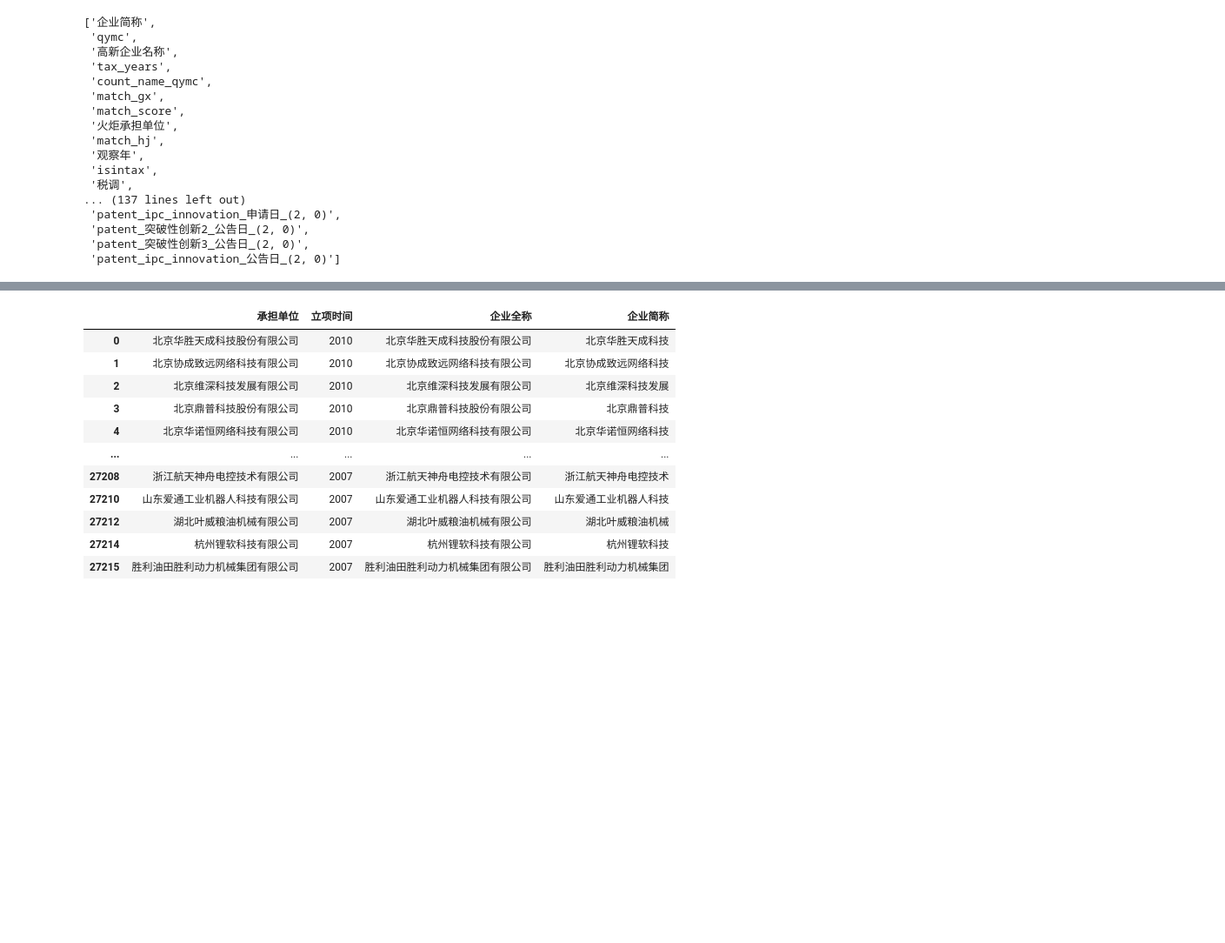
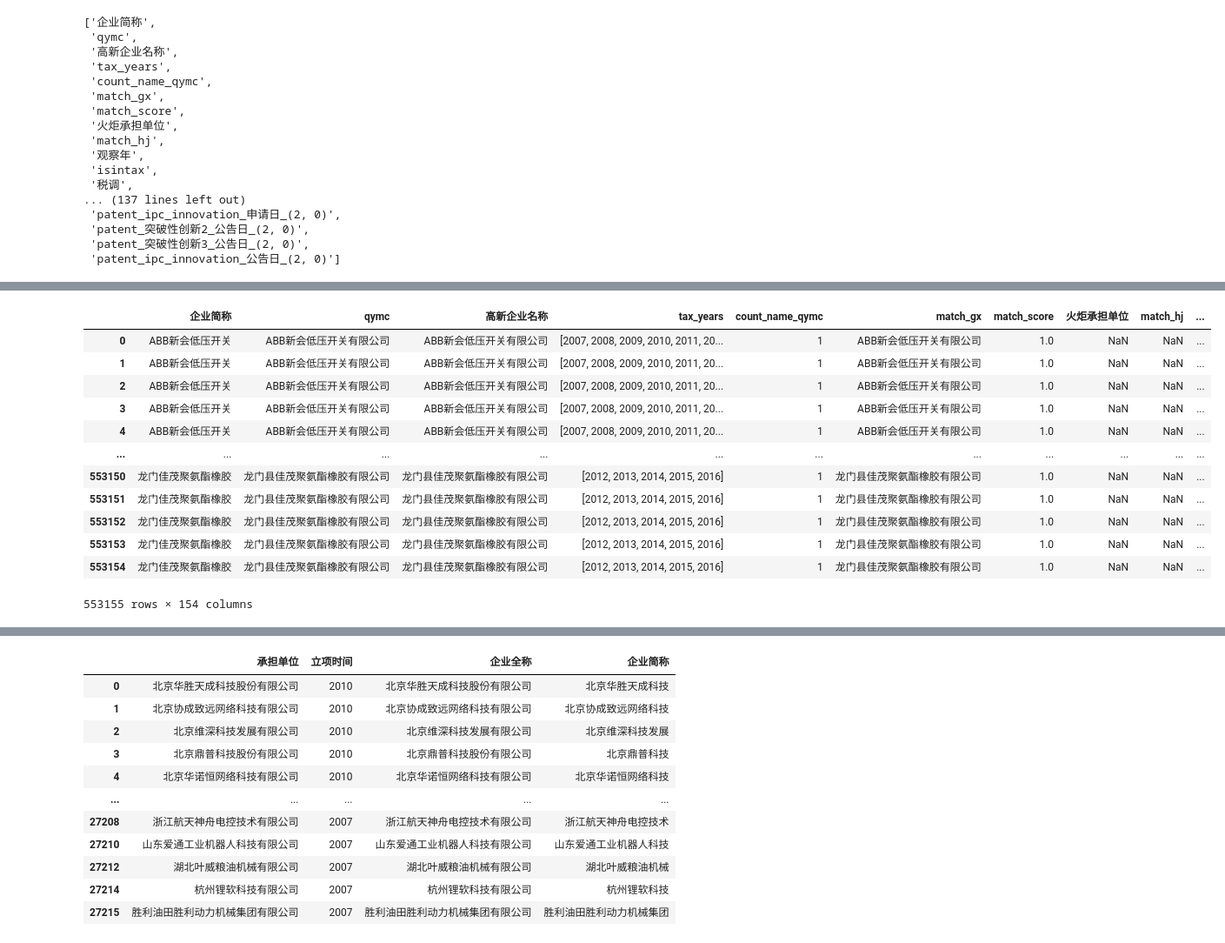
Before and after one commit to ideatechresearch/patent_invest, a Jupyter notebook: 税调与专利.ipynb, the cells around one changed output, grey strips where cells are left out. Shown: that part at 87% size. Cells and saved outputs as stored; diff of their text form; code cells hidden in the pictures; blank space fills up the shorter version.

```diff
--- a/税调与专利.ipynb
+++ b/税调与专利.ipynb
@@ -720,0 +793,4 @@ patent_tax_gx_companie.to_csv('data\\税调与专利2018.csv', encoding="utf_8_s
+# %%
+tmp=patent_co.groupby(['企业简称','企业名称','申请年'],as_index=False).被引证次数.sum()
+tmp['前1年被引证次数']=tmp.groupby(['企业简称','企业名称'],sort=False)['被引证次数'].shift(1).fillna(0)
+tmp
@@ -720,0 +831,2 @@ patent_tax_gx_companie.to_csv('data\\税调与专利2018.csv', encoding="utf_8_s
+# %%
+patent_tax_gx_companie['patent_前1年被引证次数']=patent_tax_gx_companie.groupby('企业简称',sort=False)['patent_year_被引证次数'].shift(1)#.sort_values(by=['企业简称', '观察年'])
@@ -720,0 +849,5 @@ patent_tax_gx_companie.to_csv('data\\税调与专利2018.csv', encoding="utf_8_s
+# %%
+patent_tax_gx_companie = patent_tax_gx_companie.merge(tmp.loc[tmp['申请年'] == 2004,['企业名称','企业简称','前1年被引证次数']].drop_duplicates(), how='left', left_on=['企业简称','patent_match_applicant'] , right_on=['企业简称','企业名称'])#suffixes=('', '_tmp')
+patent_tax_gx_companie.loc[patent_tax_gx_companie['观察年'] == 2004, 'patent_前1年被引证次数'] = patent_tax_gx_companie['前1年被引证次数']
+patent_tax_gx_companie.drop(columns=['前1年被引证次数','企业名称'],inplace=True)
+patent_tax_gx_companie[patent_tax_gx_companie.观察年==2004].filter(like='年被引证次数').dropna(how='all')
@@ -720,0 +868,22 @@ patent_tax_gx_companie.to_csv('data\\税调与专利2018.csv', encoding="utf_8_s
+# %%
+%%time
+for year in patent_tax_gx_companie.观察年.unique():
+    # max_date=pd.to_datetime(year, format='%Y')+ pd.offsets.YearEnd()
+    patent_value=patent_co[patent_co['申请年'] <=  year]
+    qymc_value=patent_tax_gx_companie[patent_tax_gx_companie.观察年 == year]
+
+    for index,row in qymc_value.iterrows():
+        filter_patent= patent_value[patent_value['企业简称']==row['企业简称']]#'patent_专利申请人'
+        match_applicant = row['patent_match_applicant']
+        if row['count_name_qymc']>1 and match_applicant:
+            filter_patent= patent_value[patent_value['企业名称']==match_applicant]
+
+        filter_patent= filter_patent.sort_values(['申请日','公开（公告）日']).drop_duplicates(['申请号','专利类型'],keep='last')#'申请日',
+        if filter_patent.empty:
+            continue
+
+        n=1
+        mask_years = filter_patent['申请年'].between(year - n, year - 1) #filter_patent['申请年']== year - 1
+        patent_tax_gx_companie.at[index,f'patent_前{n}年被引证次数']=filter_patent.loc[mask_years, '被引证次数'].sum()
+
+    print(year,patent_value['企业简称'].nunique())# 125796,35438
@@ -720,0 +934,16 @@ patent_tax_gx_companie.to_csv('data\\税调与专利2018.csv', encoding="utf_8_s
+# %%
+patent_tax_gx_companie#553320
+# %% [output]
+|  | 企业简称 | qymc | 高新企业名称 | tax_years | count_name_qymc | match_gx | match_score | 火炬承担单位 | match_hj | ... |
+| 0 | ABB新会低压开关 | ABB新会低压开关有限公司 | ABB新会低压开关有限公司 | [2007, 2008, 2009, 2010, 2011, 20... | 1 | ABB新会低压开关有限公司 | 1.0 | NaN | NaN | ... |
+| 1 | ABB新会低压开关 | ABB新会低压开关有限公司 | ABB新会低压开关有限公司 | [2007, 2008, 2009, 2010, 2011, 20... | 1 | ABB新会低压开关有限公司 | 1.0 | NaN | NaN | ... |
+| 2 | ABB新会低压开关 | ABB新会低压开关有限公司 | ABB新会低压开关有限公司 | [2007, 2008, 2009, 2010, 2011, 20... | 1 | ABB新会低压开关有限公司 | 1.0 | NaN | NaN | ... |
+| 3 | ABB新会低压开关 | ABB新会低压开关有限公司 | ABB新会低压开关有限公司 | [2007, 2008, 2009, 2010, 2011, 20... | 1 | ABB新会低压开关有限公司 | 1.0 | NaN | NaN | ... |
+| 4 | ABB新会低压开关 | ABB新会低压开关有限公司 | ABB新会低压开关有限公司 | [2007, 2008, 2009, 2010, 2011, 20... | 1 | ABB新会低压开关有限公司 | 1.0 | NaN | NaN | ... |
+| ... | ... | ... | ... | ... | ... | ... | ... | ... | ... | ... |
+| 553150 | 龙门佳茂聚氨酯橡胶 | 龙门县佳茂聚氨酯橡胶有限公司 | 龙门县佳茂聚氨酯橡胶有限公司 | [2012, 2013, 2014, 2015, 2016] | 1 | 龙门县佳茂聚氨酯橡胶有限公司 | 1.0 | NaN | NaN | ... |
+| 553151 | 龙门佳茂聚氨酯橡胶 | 龙门县佳茂聚氨酯橡胶有限公司 | 龙门县佳茂聚氨酯橡胶有限公司 | [2012, 2013, 2014, 2015, 2016] | 1 | 龙门县佳茂聚氨酯橡胶有限公司 | 1.0 | NaN | NaN | ... |
+| 553152 | 龙门佳茂聚氨酯橡胶 | 龙门县佳茂聚氨酯橡胶有限公司 | 龙门县佳茂聚氨酯橡胶有限公司 | [2012, 2013, 2014, 2015, 2016] | 1 | 龙门县佳茂聚氨酯橡胶有限公司 | 1.0 | NaN | NaN | ... |
+| 553153 | 龙门佳茂聚氨酯橡胶 | 龙门县佳茂聚氨酯橡胶有限公司 | 龙门县佳茂聚氨酯橡胶有限公司 | [2012, 2013, 2014, 2015, 2016] | 1 | 龙门县佳茂聚氨酯橡胶有限公司 | 1.0 | NaN | NaN | ... |
+| 553154 | 龙门佳茂聚氨酯橡胶 | 龙门县佳茂聚氨酯橡胶有限公司 | 龙门县佳茂聚氨酯橡胶有限公司 | [2012, 2013, 2014, 2015, 2016] | 1 | 龙门县佳茂聚氨酯橡胶有限公司 | 1.0 | NaN | NaN | ... |
+553155 rows × 154 columns
```
Also changed, not shown: parts of 25 cells of this notebook, 16 other files.
